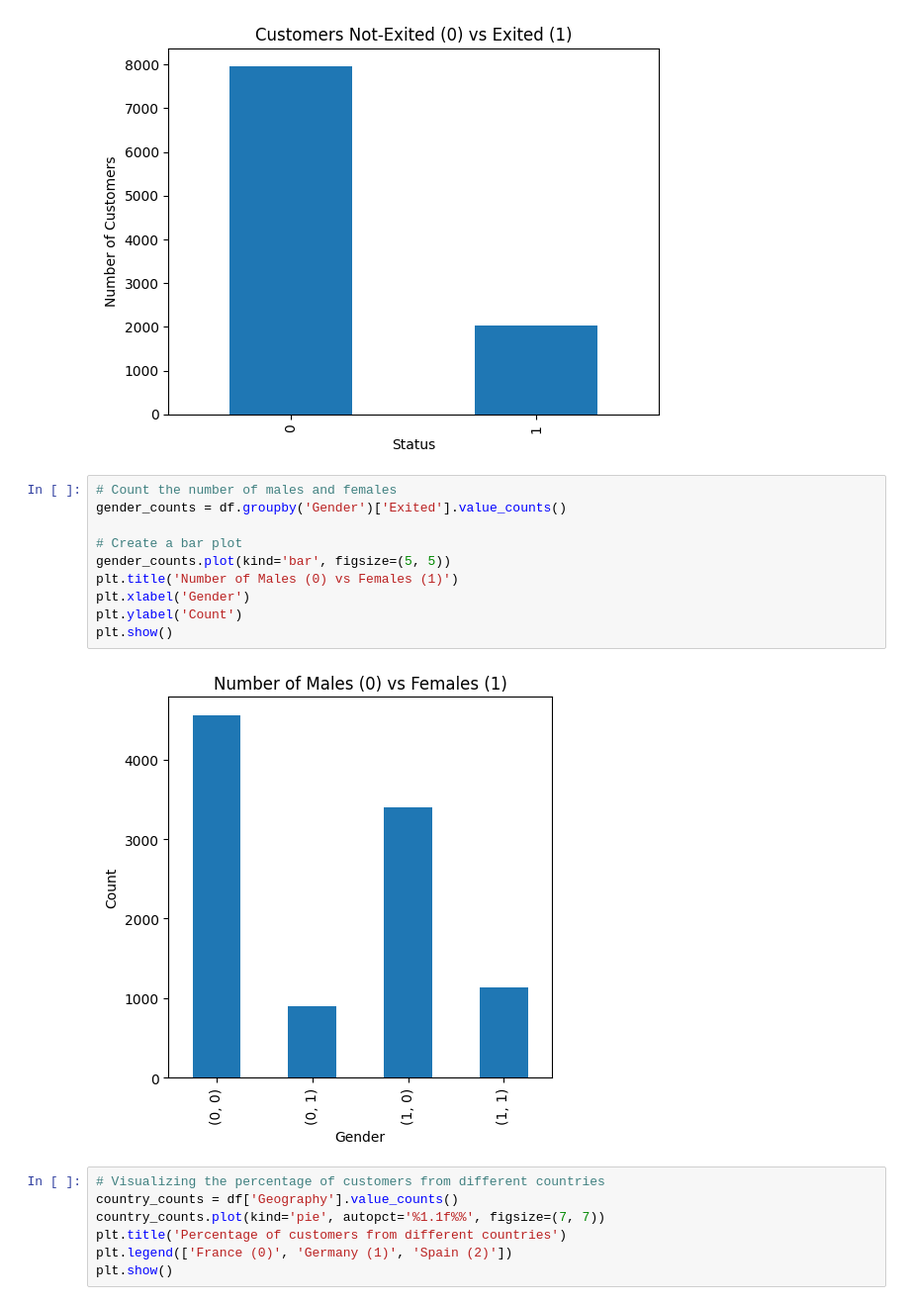
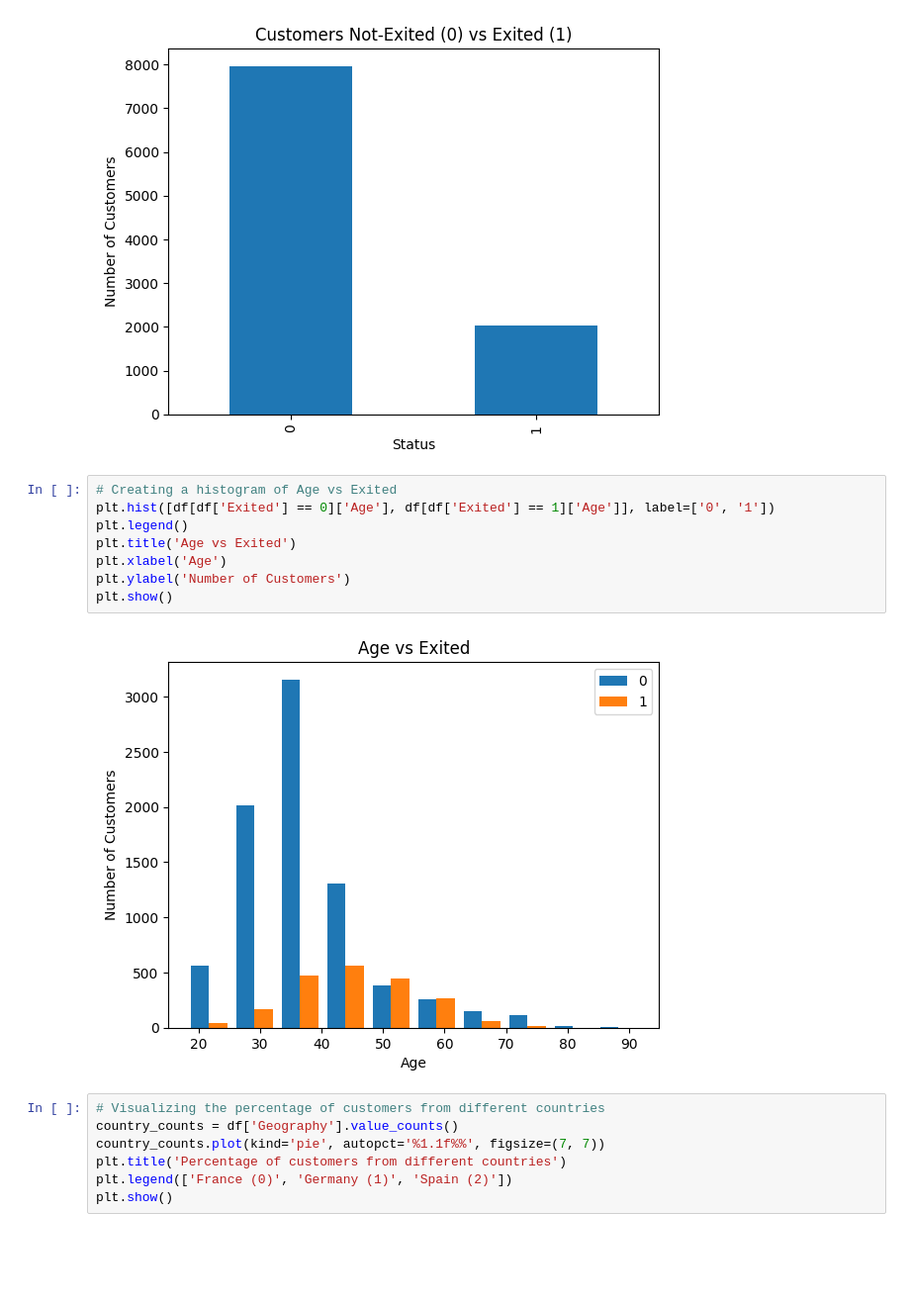
Before and after one commit to OSinA04/Customer-Churn-Prediction, a Jupyter notebook: main.ipynb, the cells around one changed output. Shown: that part at 99% size. Drawn from its saved outputs; the diff is of its cells as text; blank space fills up the shorter version.

```diff
--- a/main.ipynb
+++ b/main.ipynb
@@ -119,18 +119,16 @@ plt.ylabel('Number of Customers')
 plt.show()
 # %% [output]
 [figure]
-# %%
-# Count the number of males and females
-gender_counts = df.groupby('Gender')['Exited'].value_counts()
-
-# Create a bar plot
-gender_counts.plot(kind='bar', figsize=(5, 5))
-plt.title('Number of Males (0) vs Females (1)')
-plt.xlabel('Gender')
-plt.ylabel('Count')
-plt.show()
-# %% [output]
-[figure, removed]
+# %%
+# Creating a histogram of Age vs Exited
+plt.hist([df[df['Exited'] == 0]['Age'], df[df['Exited'] == 1]['Age']], label=['0', '1'])
+plt.legend()
+plt.title('Age vs Exited')
+plt.xlabel('Age')
+plt.ylabel('Number of Customers')
+plt.show()
+# %% [output]
+[figure, added]
 # %%
 # Visualizing the percentage of customers from different countries
 country_counts = df['Geography'].value_counts()
```
Also changed, not shown: parts of 4 cells of this notebook.
